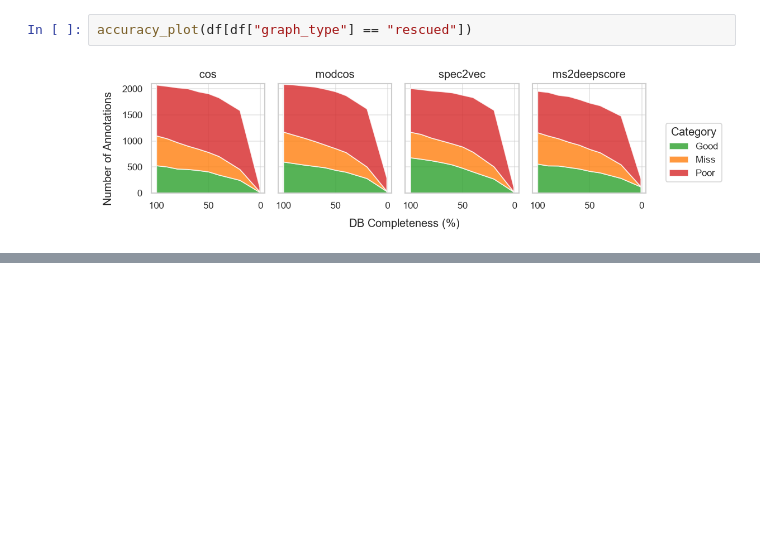
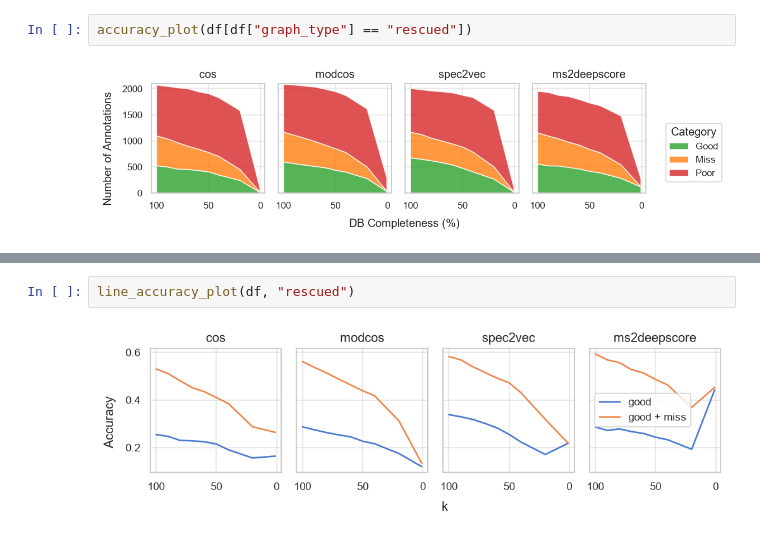
Before and after one commit to vdhooftcompmet/Mosaic-MS, a Jupyter notebook: notebooks/effect_of_db.ipynb, the cells around one changed output, grey strips where cells are left out. Drawn from its saved outputs; the diff is of its cells as text; blank space fills up the shorter version.

```diff
--- a/notebooks/effect_of_db.ipynb
+++ b/notebooks/effect_of_db.ipynb
@@ -136 +137,5 @@ plt.show()
+# %%
+line_accuracy_plot(df, "rescued")
+# %% [output]
+[figure, added]
 # %%
```
Also changed, not shown: parts of 5 cells of this notebook.
